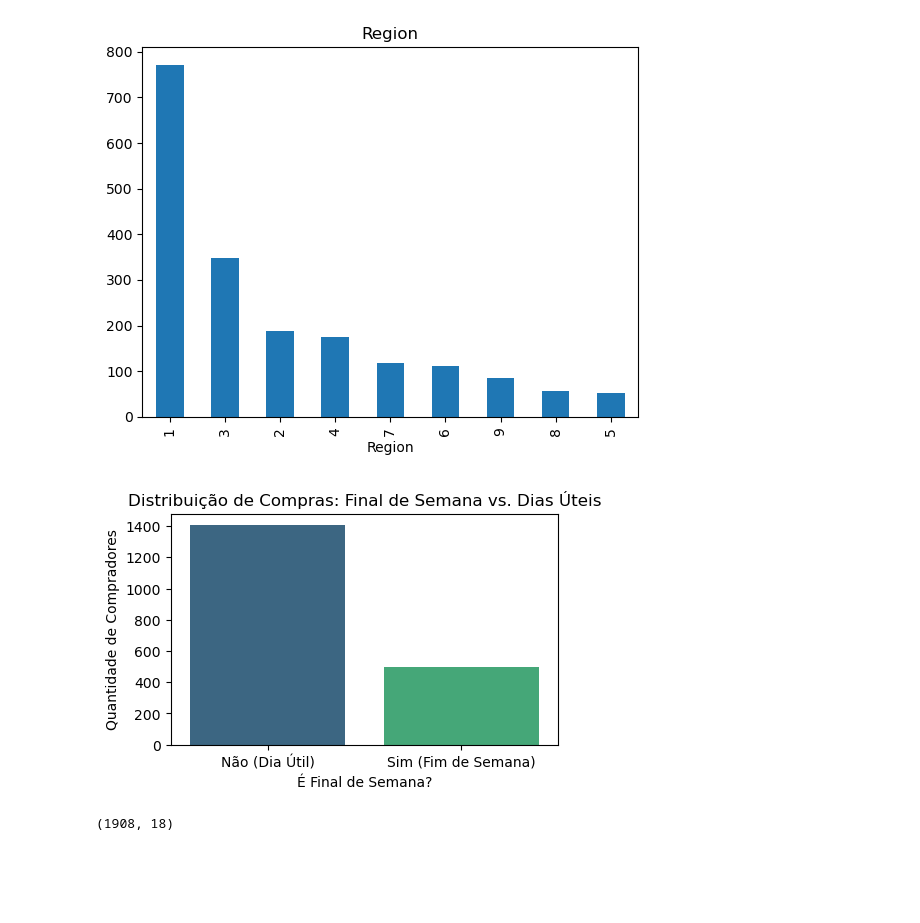
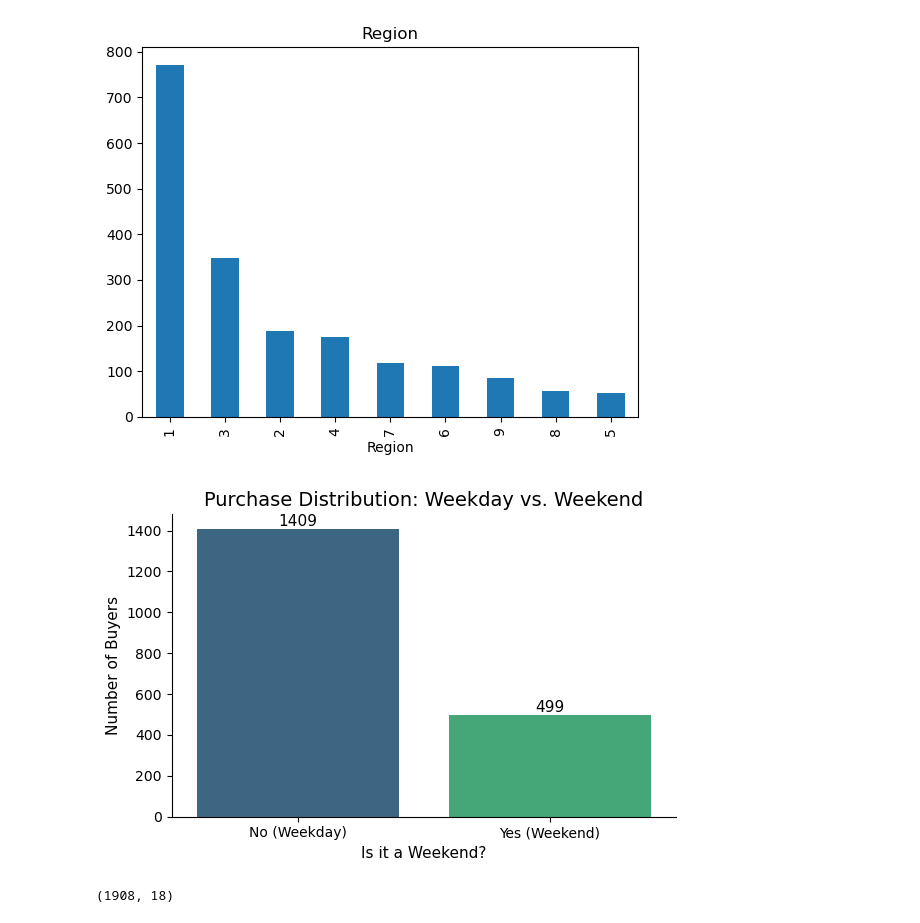
Before and after one commit to MatheusXavier1/computational-math-project-26.1, a Jupyter notebook: TrabalhoMatComp.ipynb, the cells around one changed output. Saved outputs shown, nothing was run; the diff lists cells and outputs as text; code cells hidden in the pictures; blank space fills up the shorter version.

```diff
--- a/TrabalhoMatComp.ipynb
+++ b/TrabalhoMatComp.ipynb
@@ -155,17 +206,34 @@ plt.show()
 # %% [output]
 [figure]
 # %%
-plt.figure(figsize=(5, 3))
-# Usando o seaborn para um visual mais profissional
-sns.countplot(data=buyers_df, x='Weekend', hue='Weekend', palette='viridis', legend=False)
+plt.figure(figsize=(6, 4))
 
-plt.title('Distribuição de Compras: Final de Semana vs. Dias Úteis')
-plt.xlabel('É Final de Semana?')
-plt.ylabel('Quantidade de Compradores')
-plt.xticks([0, 1], ['Não (Dia Útil)', 'Sim (Fim de Semana)']) # Melhora a leitura
+ax = sns.countplot(
+    data=buyers_df,
+    x='Weekend',
+    hue='Weekend',
+    palette='viridis',
+    legend=False
+)
+
+for p in ax.patches:
+    ax.annotate(
+        f'{int(p.get_height())}',
+        (p.get_x() + p.get_width() / 2., p.get_height()),
+        ha='center', va='bottom', fontsize=11
+    )
+
+ax.set_title('Purchase Distribution: Weekday vs. Weekend', fontsize=14)
+ax.set_xlabel('Is it a Weekend?', fontsize=11)
+ax.set_ylabel('Number of Buyers', fontsize=11)
+ax.set_xticks([0, 1])
+ax.set_xticklabels(['No (Weekday)', 'Yes (Weekend)'])
+sns.despine()
+
+plt.tight_layout()
 plt.show()
 # %% [output]
-[figure, old version]
+[figure, new version]
 # %%
 buyers_df.shape
 # %% [output]
```
Also changed, not shown: parts of 31 cells of this notebook.
